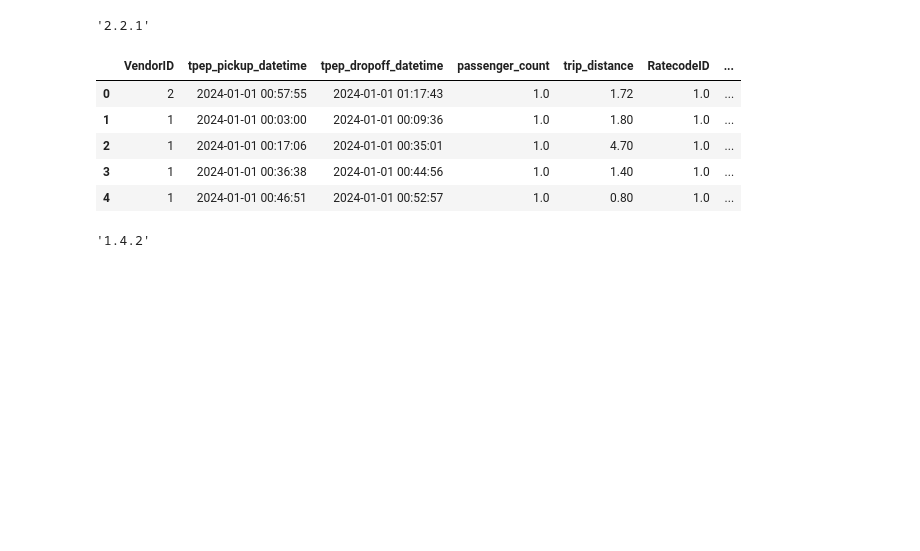
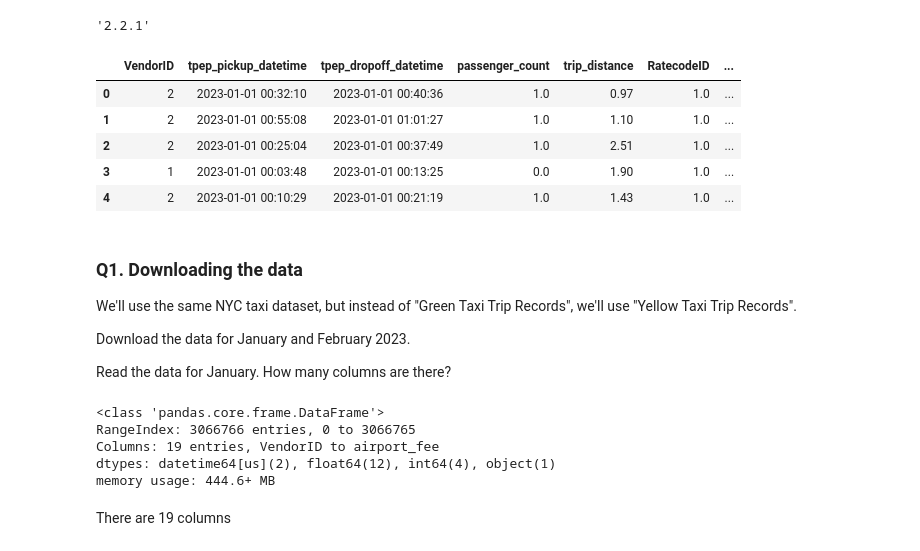
Before and after one commit to MaxDatex/mlops-zoomcamp, a Jupyter notebook: 01-intro/homework.ipynb, the cells around one changed output. Saved outputs shown, nothing was run; the diff lists cells and outputs as text; code cells hidden in the pictures; blank space fills up the shorter version.

```diff
--- a/01-intro/homework.ipynb
+++ b/01-intro/homework.ipynb
@@ -5,12 +12,12 @@ pd.__version__
 # %% [output]
 '2.2.1'
 # %%
-df = pd.read_parquet('https://d37ci6vzurychx.cloudfront.net/trip-data/yellow_tripdata_2024-01.parquet')
+df = pd.read_parquet('https://d37ci6vzurychx.cloudfront.net/trip-data/yellow_tripdata_2023-01.parquet')
 df.head()
 # %% [output]
 |  | VendorID | tpep_pickup_datetime | tpep_dropoff_datetime | passenger_count | trip_distance | RatecodeID | ... |
-| 0 | 2 | 2024-01-01 00:57:55 | 2024-01-01 01:17:43 | 1.0 | 1.72 | 1.0 | ... |
-| 1 | 1 | 2024-01-01 00:03:00 | 2024-01-01 00:09:36 | 1.0 | 1.80 | 1.0 | ... |
-| 2 | 1 | 2024-01-01 00:17:06 | 2024-01-01 00:35:01 | 1.0 | 4.70 | 1.0 | ... |
-| 3 | 1 | 2024-01-01 00:36:38 | 2024-01-01 00:44:56 | 1.0 | 1.40 | 1.0 | ... |
-| 4 | 1 | 2024-01-01 00:46:51 | 2024-01-01 00:52:57 | 1.0 | 0.80 | 1.0 | ... |
+| 0 | 2 | 2023-01-01 00:32:10 | 2023-01-01 00:40:36 | 1.0 | 0.97 | 1.0 | ... |
+| 1 | 2 | 2023-01-01 00:55:08 | 2023-01-01 01:01:27 | 1.0 | 1.10 | 1.0 | ... |
+| 2 | 2 | 2023-01-01 00:25:04 | 2023-01-01 00:37:49 | 1.0 | 2.51 | 1.0 | ... |
+| 3 | 1 | 2023-01-01 00:03:48 | 2023-01-01 00:13:25 | 0.0 | 1.90 | 1.0 | ... |
+| 4 | 2 | 2023-01-01 00:10:29 | 2023-01-01 00:21:19 | 1.0 | 1.43 | 1.0 | ... |
@@ -19,4 +24,18 @@ import sklearn
-# %%
-sklearn.__version__
-# %% [output]
-'1.4.2'
+# %% [markdown]
+### Q1. Downloading the data
+
+We'll use the same NYC taxi dataset, but instead of "Green Taxi Trip Records", we'll use "Yellow Taxi Trip Records".
+
+Download the data for January and February 2023.
+
+Read the data for January. How many columns are there?
+# %%
+df.info(verbose=False)
+# %% [output]
+<class 'pandas.core.frame.DataFrame'>
+RangeIndex: 3066766 entries, 0 to 3066765
+Columns: 19 entries, VendorID to airport_fee
+dtypes: datetime64[us](2), float64(12), int64(4), object(1)
+memory usage: 444.6+ MB
+# %% [markdown]
+There are 19 columns
```
Also changed, not shown: parts of 27 cells of this notebook.
